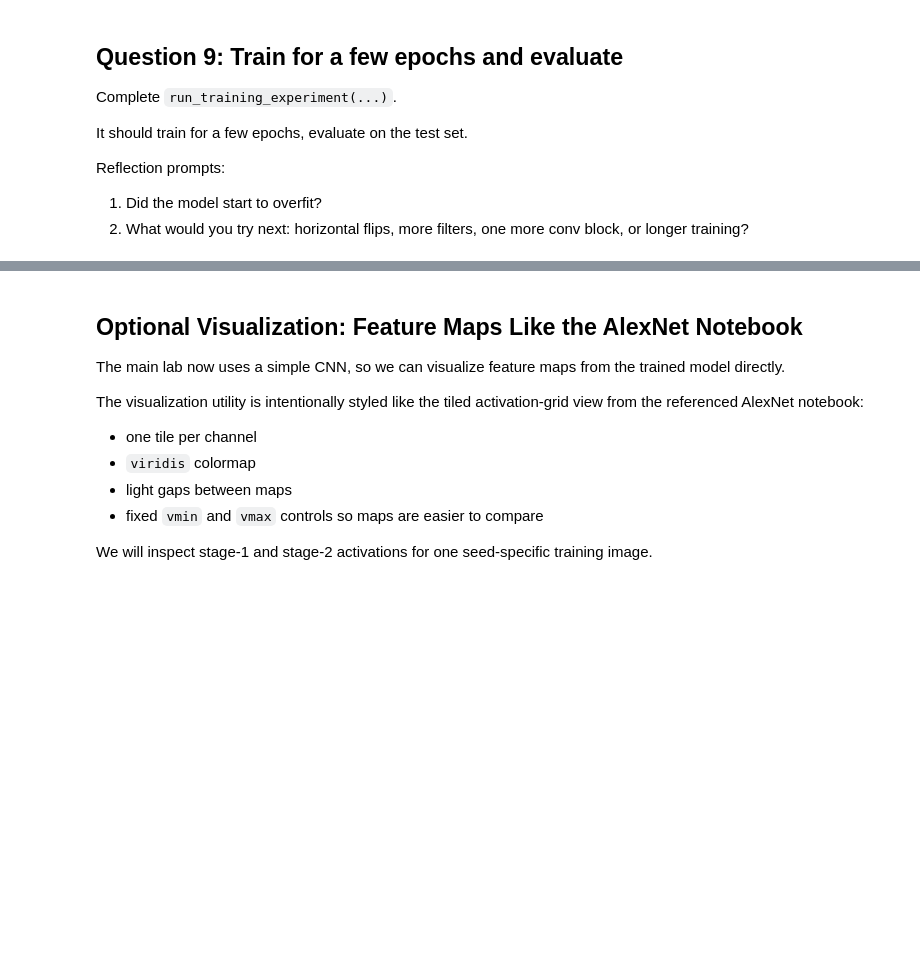
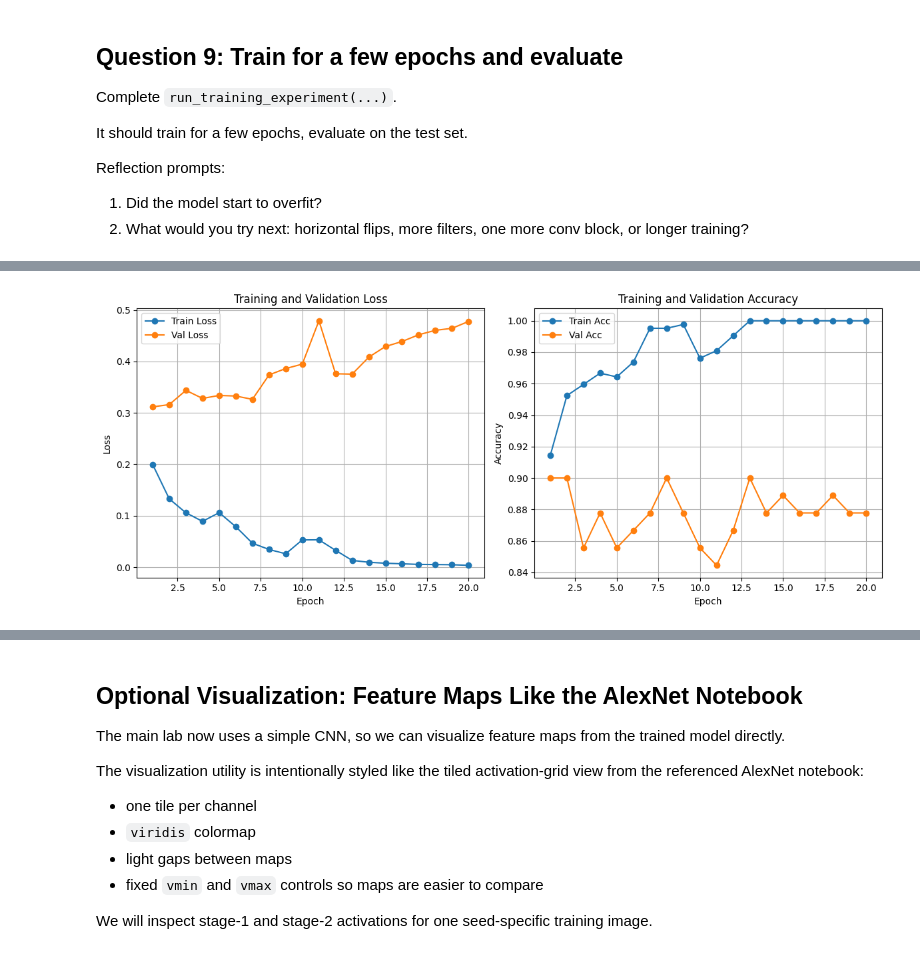
Before and after one commit to vgu-dsai-2026/lab-3-pytorch-w4se05, a Jupyter notebook: notebook.ipynb, the cells around one changed output, grey strips where cells are left out. Drawn from its saved outputs; the diff is of its cells as text; code cells hidden in the pictures; blank space fills up the shorter version.

```diff
--- a/notebook.ipynb
+++ b/notebook.ipynb
@@ -372,11 +416,12 @@ def setup_training(
 ) -> tuple[torch.device, nn.Module, nn.Module, torch.optim.Optimizer]:
     # TODO: pick cuda when available, otherwise cpu.
     if device is None:
-        device = None
+        device = device = torch.device("cuda" if torch.cuda.is_available() else "cpu")
     # TODO: move the model to the device and create criterion + optimizer.
+    model = model.to(device)
     # TODO: use CrossEntropyLoss for the criterion and Adam for the optimizer.
-    criterion = None
-    optimizer = None
+    criterion = nn.CrossEntropyLoss()
+    optimizer = optimizer = torch.optim.Adam(model.parameters(), lr=learning_rate)
     return device, model, criterion, optimizer
 
 
@@ -478,6 +565,8 @@ Reflection prompts:
 1. Did the model start to overfit?
 2. What would you try next: horizontal flips, more filters, one more conv block, or longer training?
 # %%
+import matplotlib.pyplot as plt
+
 def run_training_experiment(
     model: nn.Module,
     train_loader: DataLoader,
@@ -488,10 +577,77 @@ def run_training_experiment(
     device: torch.device,
     epochs: int = 5,
     plot: bool = True,
-) -> tuple[list[dict[str, float]], float, float, float | None]:
-    # TODO: run the training/validation loop, evaluate on the test set,
+) -> tuple[list[dict[str, float]], float, float]:
+
+    history = []
+
+    for epoch in range(epochs):
+        print(f"Epoch {epoch+1}/{epochs}")
+        print("-" * 10)
+
+        # 1. Train the model for one epoch
+        train_loss, train_acc = train_one_epoch(
+            model, train_loader, optimizer, criterion, device
+        )
+
+        # 2. Evaluate the model on the validation set
+        val_loss, val_acc = evaluate(
+            model, val_loader, criterion, device
+        )
+
+        # 3. Store the metrics
+        epoch_stats = {
+            "train_loss": train_loss,
+            "train_acc": train_acc,
+            "val_loss": val_loss,
+            "val_acc": val_acc
+        }
+        history.append(epoch_stats)
+
+        print(f"Train Loss: {train_loss:.4f} | Train Acc: {train_acc:.4f}")
+        print(f"Val Loss:   {val_loss:.4f} | Val Acc:   {val_acc:.4f}\n")
+
+    # 4. Final evaluation on the test set
+    print("Evaluating on Test Set...")
+    test_loss, test_acc = evaluate(model, test_loader, criterion, device)
+    print(f"Test Loss: {test_loss:.4f} | Test Acc: {test_acc:.4f}")
+
+    # 5. Optional Plotting
+    if plot:
+        # Extract metrics for plotting
+        train_losses = [h["train_loss"] for h in history]
+        val_losses = [h["val_loss"] for h in history]
+        train_accs = [h["train_acc"] for h in history]
+        val_accs = [h["val_acc"] for h in history]
+
+        epochs_range = range(1, epochs + 1)
+
+        plt.figure(figsize=(12, 5))
+
+        # Plot Loss
+        plt.subplot(1, 2, 1)
+        plt.plot(epochs_range, train_losses, label='Train Loss', marker='o')
+        plt.plot(epochs_range, val_losses, label='Val Loss', marker='o')
+        plt.title('Training and Validation Loss')
+        plt.xlabel('Epoch')
+        plt.ylabel('Loss')
+        plt.legend()
+        plt.grid(True)
+
+        # Plot Accuracy
+        plt.subplot(1, 2, 2)
+        plt.plot(epochs_range, train_accs, label='Train Acc', marker='o')
+        plt.plot(epochs_range, val_accs, label='Val Acc', marker='o')
+        plt.title('Training and Validation Accuracy')
+        plt.xlabel('Epoch')
+        plt.ylabel('Accuracy')
+        plt.legend()
+        plt.grid(True)
+
+        plt.tight_layout()
+        plt.show()
+
     return history, test_loss, test_acc
-
 
 history, test_loss, test_acc = run_training_experiment(
     model,
@@ -506,3 +662,4 @@ history, test_loss, test_acc = run_training_experiment(
 )
 
 history
+# %% [output]
@@ -508,0 +683 @@ history
+[figure, added]
```
Also changed, not shown: parts of 8 cells of this notebook.
